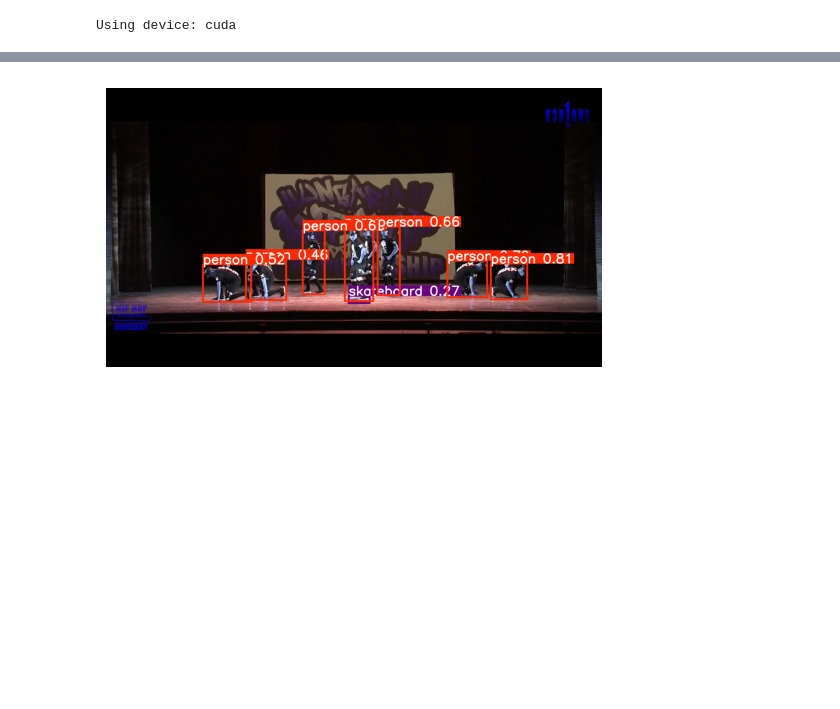
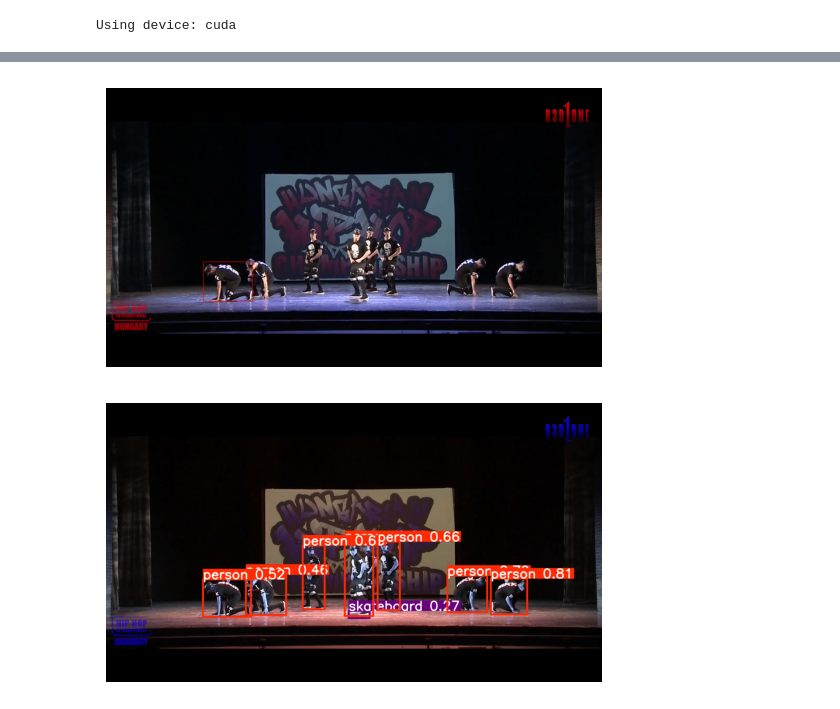
Before and after one commit to Ndphuong-17/diffusiontrack_MOT, a Jupyter notebook: Code/Dataset/test_data.ipynb, the cells around one changed output, grey strips where cells are left out. Cells and saved outputs as stored; diff of their text form; code cells hidden in the pictures; blank space fills up the shorter version.

```diff
--- a/Code/Dataset/test_data.ipynb
+++ b/Code/Dataset/test_data.ipynb
@@ -119,6 +106,69 @@ Example dataset:
  'feat': tensor([-1.5478e-01,  6.9725e-02, -1.8855e-01, -2.4389e-01, -1.4795e-02,  2.5148e-01,  6.5826e-02, -2.5126e-01,  1.0181e-01,  2.7062e-01, -2.6886e-01,  5.5087e-01,  3.6207e-01, -7.4506e-02, - ...
          -1.2544e-01,  1.7962e+00,  1.0487e-02,  9.8165e-01,  2.1596e-01,  8.4733e-01, -2.1327e-01, -1.7922e-01, -1.7279e-01, -2.6460e-01, -9.7774e-02,  4.6430e-01, -1.4250e-01,  3.1740e-01,  8.4700e- ...
          -1.4481e-01, -2.3477e-02,  3.9609e-01, -6.0917e-02, -1.3118e-01, -1.6963e-01, -1.6760e-01,  1.1674e+00,  3.4968e-02,  1.7200e-04,  1.1149e-01, -1.8210e-01,  8.6610e-01,  6.8167e-01,  1.5910e+ ...
+# %%
+from PIL import Image, ImageDraw
+import numpy as np
+import matplotlib.pyplot as plt
+
+def original_shape(track, img_w, img_h):
+    if len(track.shape) == 1:
+        track = np.expand_dims(track, axis=0)
+
+    track[:, 0::2] = track[:, 0::2] * img_w
+    track[:, 1::2] = track[:, 1::2] * img_h
+    track[:, 0] = track[:, 0] - track[:, 2] / 2
+    track[:, 1] = track[:, 1] - track[:, 3] / 2
+
+    return np.round(track, decimals=1)
+
+from PIL import Image, ImageDraw
+import numpy as np
+
+def visualize_bbox(image_path, bbox):
+    """
+    Visualize a bounding box on an image.
+
+    Parameters:
+    - image_path (str): Path to the image file.
+    - bbox (list or tuple): Bounding box coordinates in the format [x, y, width, height],
+      where (x, y) is the top-left corner of the bounding box.
+    """
+    # Open the image
+    image = Image.open(image_path)
+
+    # Create a drawing context
+    draw = ImageDraw.Draw(image)
+
+    # Handle the case where bbox might be a 2D array
+    if hasattr(bbox, "shape") and len(bbox.shape) == 2:
+        bbox = bbox[0]
+
+    # Calculate the bottom-right corner of the bounding box
+    x, y, width, height = bbox
+    x2, y2 = x + width, y + height
+
+    # Draw the bounding box
+    draw.rectangle([x, y, x2, y2], outline="red", width=2)
+
+    # Show the image
+    image.show()
+
+
+    # Display the image with matplotlib
+    plt.imshow(image)
+    plt.axis("off")  # Hide axis for a cleaner look
+    plt.show()
+
+# Example usage
+# Assuming `agent.train_dataset[30]` provides necessary data
+item = train_dataset[3]
+bbox = original_shape(item['cur_bbox'], item['width'], item['height'])
+image_path = item['image_path']
+
+visualize_bbox(image_path, bbox)
+# %% [output]
+[figure, added]
 # %%
 frame_path = r'Data/DanceTrack/train/dancetrack0002\\img1\\00000007.jpg'
 result = detector_model.get_object(frame_path)
```
Also changed, not shown: parts of 10 cells of this notebook.
